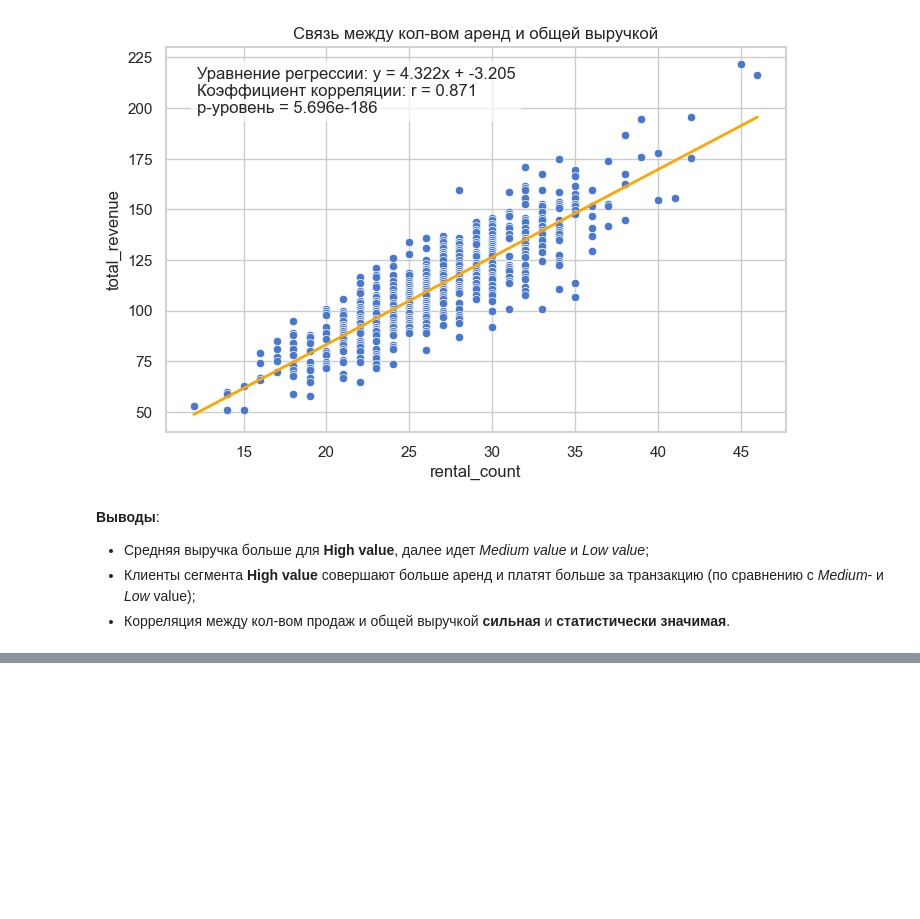
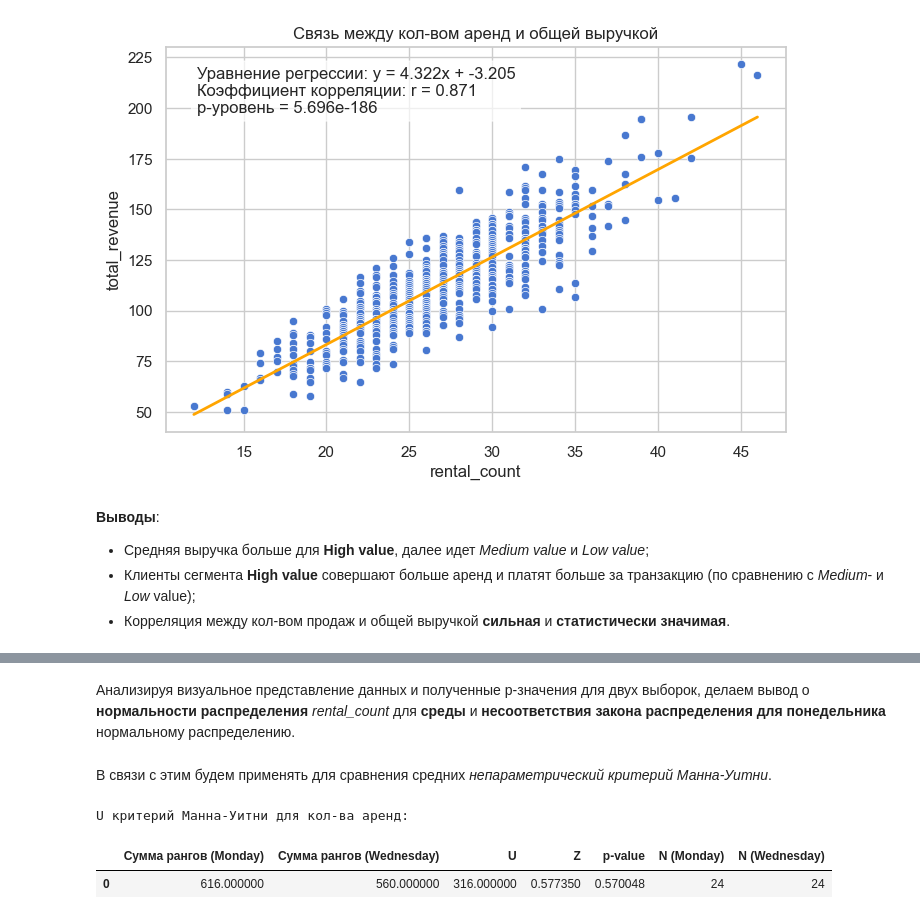
Before and after one commit to Shponarskii/video-rental-analytics, a Jupyter notebook: video_rental_analysis.ipynb, the cells around one changed output, grey strips where cells are left out. Drawn from its saved outputs; the diff is of its cells as text; code cells hidden in the pictures; blank space fills up the shorter version.

```diff
--- a/video_rental_analysis.ipynb
+++ b/video_rental_analysis.ipynb
@@ -372,0 +419,44 @@ plot_regression(
+# %% [markdown]
+Анализируя визуальное представление данных и полученные p-значения для двух выборок, делаем вывод о **нормальности распределения** *rental_count* для **среды** и **несоответствия закона распределения для понедельника** нормальному распределению.
+# %% [markdown]
+В связи с этим будем применять для сравнения средних *непараметрический критерий Манна-Уитни*.
+# %%
+def mann_whitney_table(df, variable, *args):
+    g1 = df[df[args[0]] == args[1]][variable].dropna()
+    g2 = df[df[args[0]] == args[2]][variable].dropna()
+    N1, N2 = len(g1), len(g2)
+    all_values = np.concatenate([g1, g2])
+    ranks = rankdata(all_values)
+    rank_sum1 = ranks[:N1].sum()
+    rank_sum2 = ranks[N1:].sum()
+
+    U1, p = mannwhitneyu(g1, g2, alternative="two-sided")
+
+    mu_U = N1 * N2 / 2
+    sigma_U = np.sqrt(N1 * N2 * (N1 + N2 + 1) / 12)
+    Z = (U1 - mu_U) / sigma_U
+
+    table = pd.DataFrame({
+        f"Сумма рангов ({args[1]})": [rank_sum1],
+        f"Сумма рангов ({args[2]})": [rank_sum2],
+        "U": [U1],
+        "Z": [Z],
+        "p-value": [p],
+        f"N ({args[1]})": [N1],
+        f"N ({args[2]})": [N2]
+    })
+
+    def highlight(val):
+        if isinstance(val, float) and val < 0.05:
+            return "color: red; font-weight: bold"
+        return ""
+
+    styled = table.style.map(highlight, subset=["p-value"])
+    return styled
+
+print("U критерий Манна-Уитни для кол-ва аренд:")
+display(mann_whitney_table(df, 'rental_count', 'weekday', 'Monday', 'Wednesday'))
+# %% [output]
+U критерий Манна-Уитни для кол-ва аренд:
+|  | Сумма рангов (Monday) | Сумма рангов (Wednesday) | U | Z | p-value | N (Monday) | N (Wednesday) |
+| 0 | 616.000000 | 560.000000 | 316.000000 | 0.577350 | 0.570048 | 24 | 24 |
```
Also changed, not shown: parts of 17 cells of this notebook.
